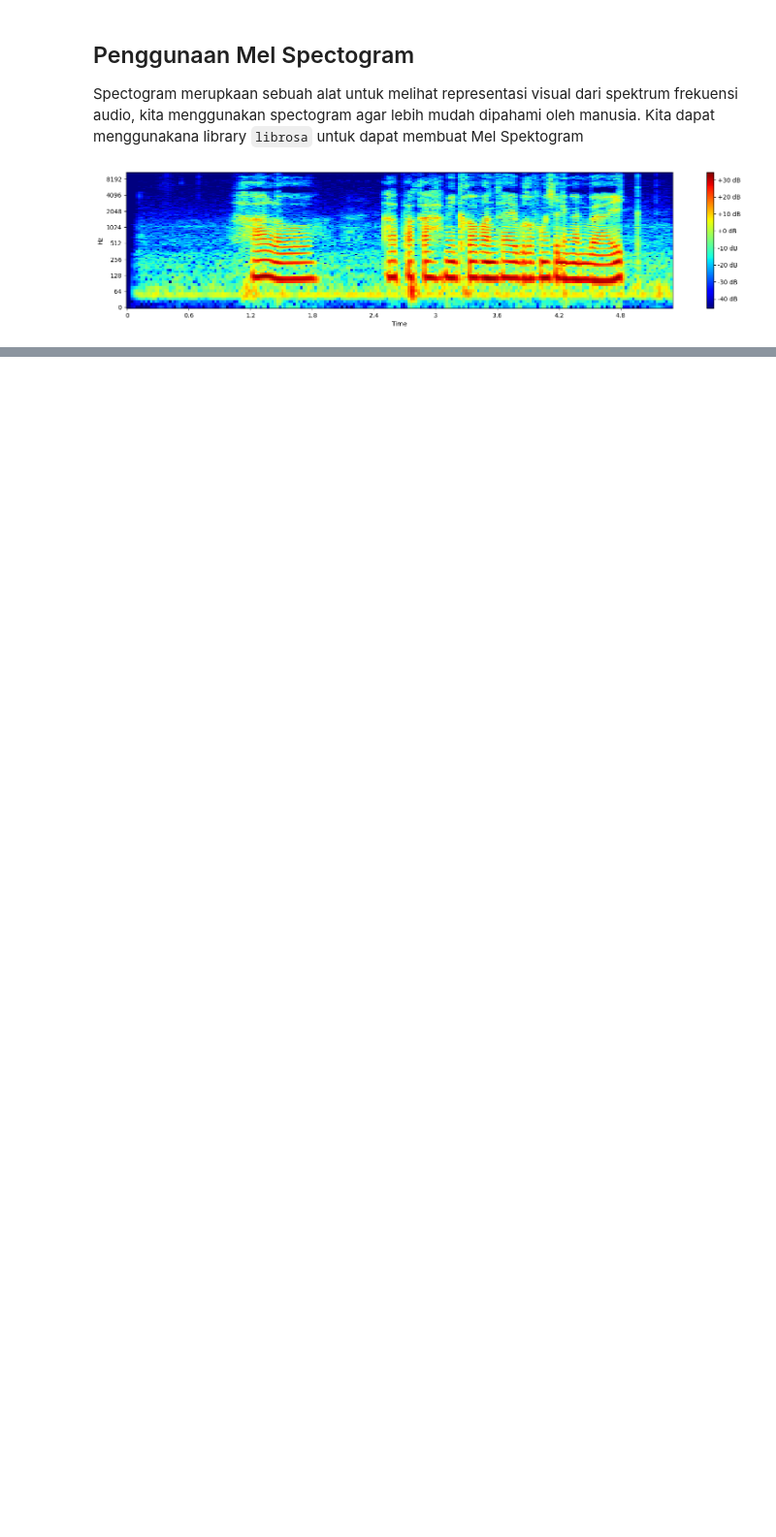
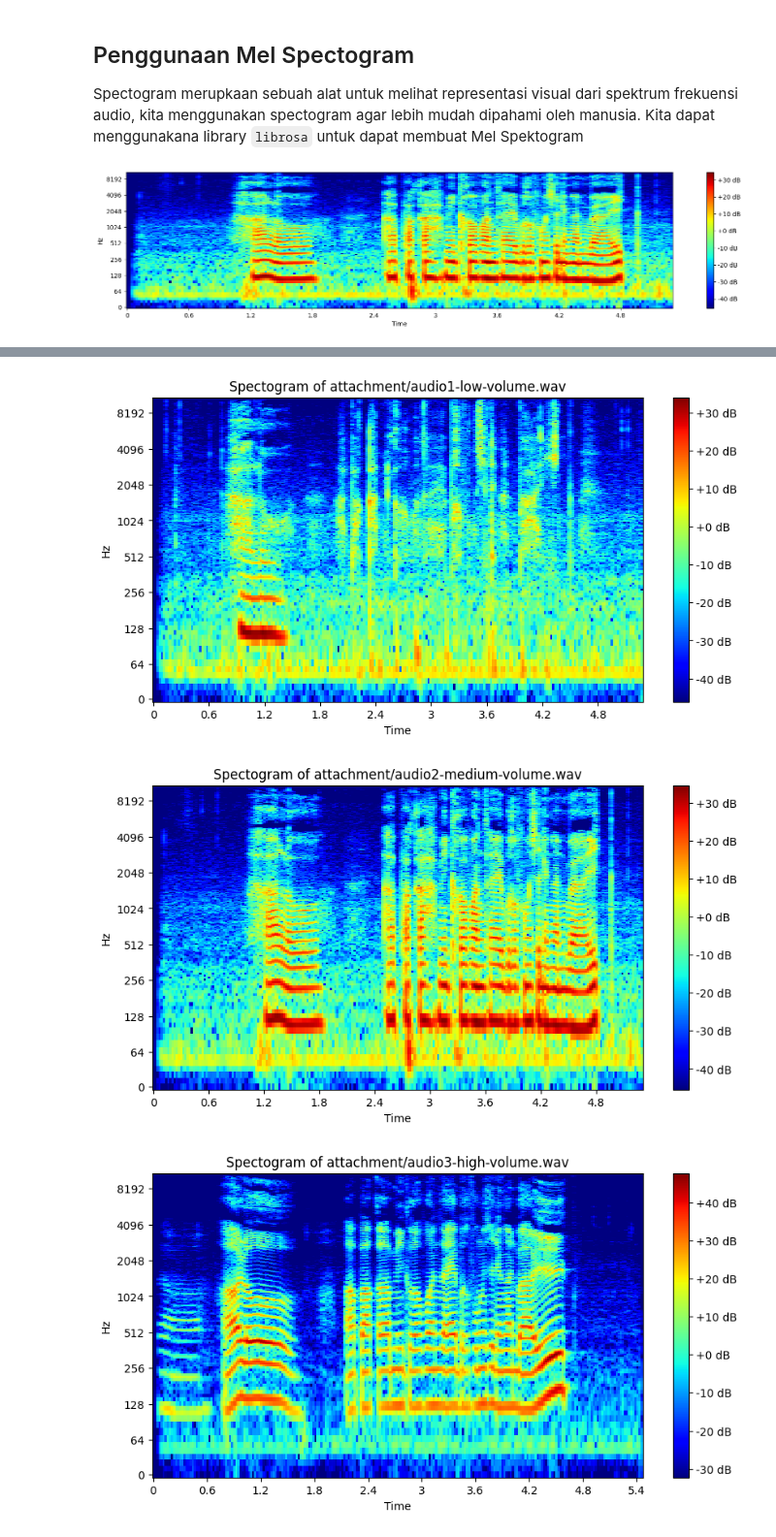
Before and after one commit to archiseino/IF4021, a Jupyter notebook: 121140068_ho1.ipynb, the cells around one changed output, grey strips where cells are left out. Shown at 97% size. Saved outputs shown, nothing was run; the diff lists cells and outputs as text; code cells hidden in the pictures; blank space fills up the shorter version.

```diff
--- a/121140068_ho1.ipynb
+++ b/121140068_ho1.ipynb
@@ -148,0 +211,20 @@ Mel spektogram memberikan representasi yang lebih jelas mengenani spektrum didis
+# %%
+def plot_spectrogram(file, audio, sr):
+    S = librosa.stft(audio)
+    spect_db = librosa.amplitude_to_db(np.abs(S))
+
+    plt.figure(figsize=(10, 5))
+    plt.title(f"Spectogram of {file}")
+    librosa.display.specshow(spect_db, sr=sr, x_axis='time', y_axis='log', cmap="jet")
+    plt.colorbar(format='%+2.0f dB')
+    plt.show()
+# %%
+files = ["attachment/audio1-low-volume.wav", "attachment/audio2-medium-volume.wav", "attachment/audio3-high-volume.wav", "attachment/audio4-ess.wav", "attachment/audio5-brbrt.wav"]
+
+for file in files:
+    audio, sr = librosa.load(file)
+    plot_spectrogram(file, audio, sr)
+# %% [output]
+[figure, added]
+[figure, added]
+[figure, added]
```
Also changed, not shown: parts of 13 cells of this notebook.
